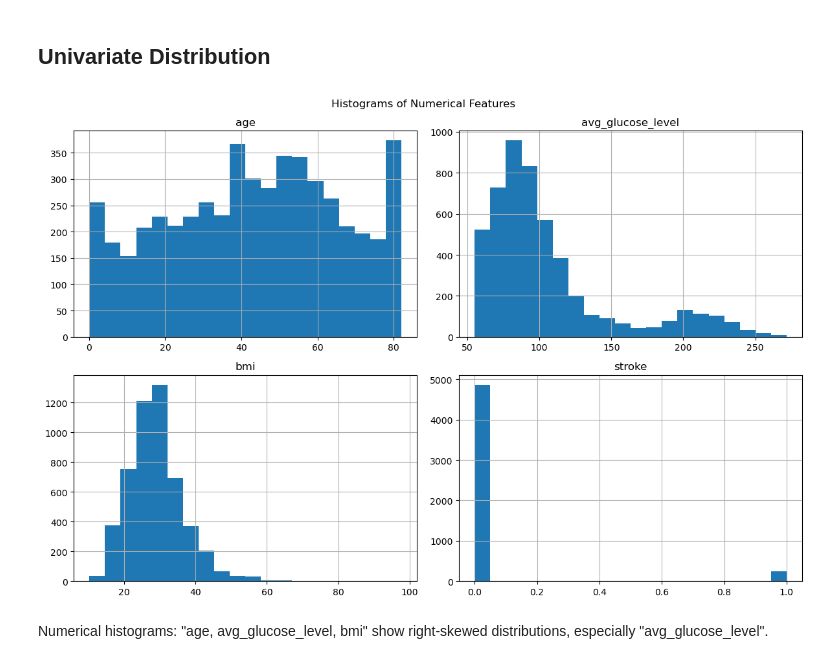
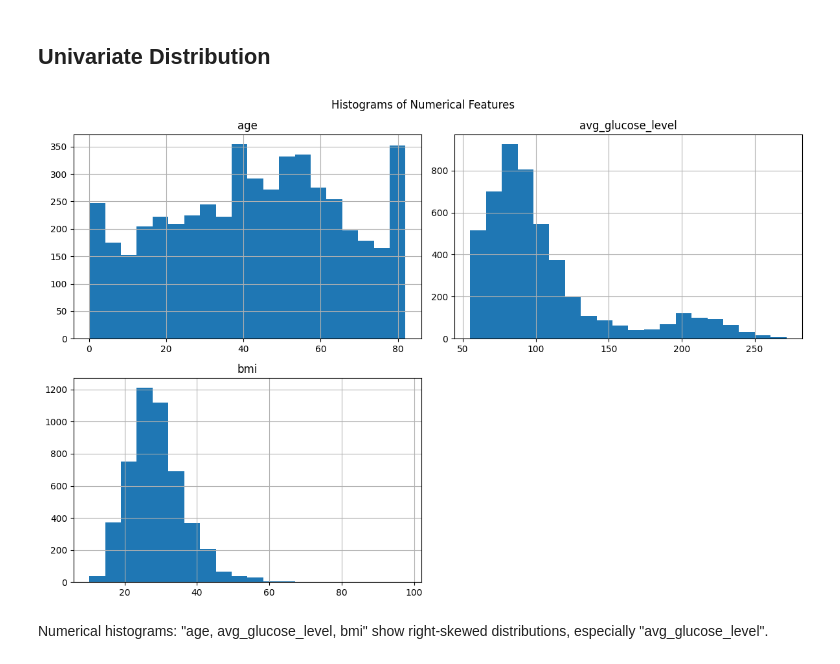
Before and after one commit to Team-6-AAI-501/strokeprediction, a Jupyter notebook: jupyternotebook/aai501StrokePrediction.ipynb, the cells around one changed output. Drawn from its saved outputs; the diff is of its cells as text; code cells hidden in the pictures.

```diff
--- a/jupyternotebook/aai501StrokePrediction.ipynb
+++ b/jupyternotebook/aai501StrokePrediction.ipynb
@@ -108,7 +109,8 @@ stroke                 0
 dtype: int64
 # %%
 df.duplicated().sum()
-df.fillna({'bmi': df['bmi'].median()}, inplace=True)
+df = df[df['gender'] != 'Other'] # there is only 1 Other gender, so we can drop it
+df.dropna(subset=['bmi'], inplace=True)
 # %% [markdown]
 ### Data Overview & Cleaning
 This dataset contains a total of 5,110 rows with no duplicate, and the 'bmi' parameter has 201 missing values. These missing values were filled using the median, based on the assumption that the individuals with missing 'bmi' entries have typical or average bmi values.
@@ -174,14 +179,14 @@ df_encoded.head()
 # %% [markdown]
 ## Univariate Distribution
 # %%
-num_cols = ['age', 'avg_glucose_level', 'bmi', 'stroke']
+num_cols = ['age', 'avg_glucose_level', 'bmi']
 df[num_cols].hist(bins=20, figsize=(12, 8))
 plt.suptitle('Histograms of Numerical Features')
 plt.savefig('histograms_numerical_features.png')
 plt.tight_layout()
 plt.show()
 # %% [output]
-[figure, old version]
+[figure, new version]
 # %% [markdown]
 Numerical histograms: "age, avg_glucose_level, bmi" show right-skewed distributions, especially "avg_glucose_level".
 # %% [markdown]
```
Also changed, not shown: parts of 18 cells of this notebook, 19 other files.
